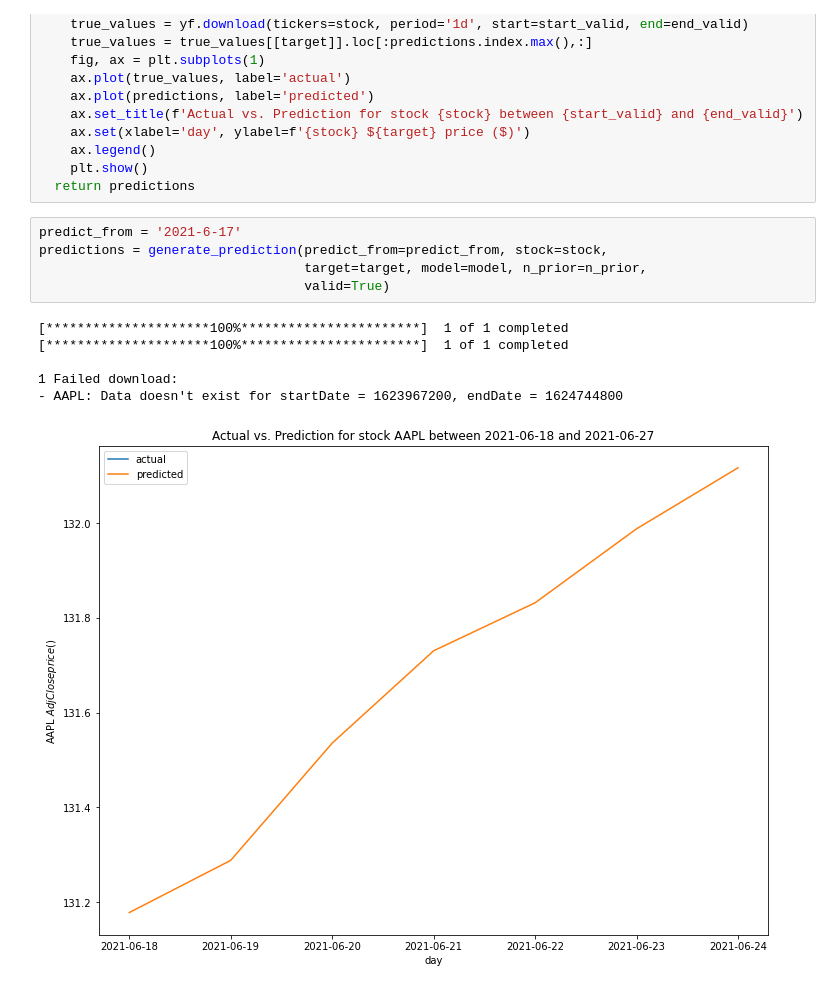
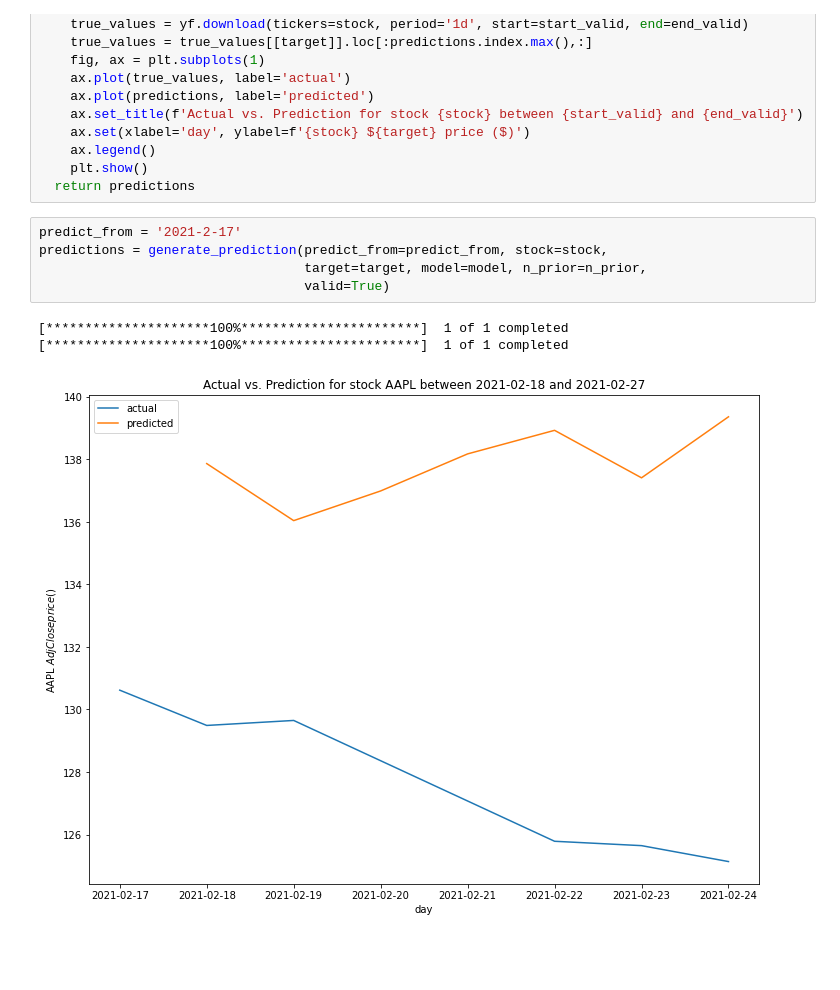
Before and after one commit to PhilEkev/US_markets, a Jupyter notebook: notebooks/stock_prediction Grid_MSE_f.ipynb, the cells around one changed output. Cells and saved outputs as stored; diff of their text form; blank space fills up the shorter version.

```diff
--- a/notebooks/stock_prediction Grid_MSE_f.ipynb
+++ b/notebooks/stock_prediction Grid_MSE_f.ipynb
@@ -540,17 +540,14 @@ def generate_prediction(predict_from: str, stock: str, target: str, model: Model
     plt.show()
   return predictions
 # %%
-predict_from = '2021-6-17'
+predict_from = '2021-2-17'
 predictions = generate_prediction(predict_from=predict_from, stock=stock,
                                   target=target, model=model, n_prior=n_prior,
                                   valid=True)
 # %% [output]
 [*********************100%***********************]  1 of 1 completed
 [*********************100%***********************]  1 of 1 completed
-
-1 Failed download:
-- AAPL: Data doesn't exist for startDate = 1623967200, endDate = 1624744800
-[figure, old version]
+[figure, new version]
 # %%
 predictions
 # %% [output]
```
Also changed, not shown: parts of 7 cells of this notebook, 4 other files.
